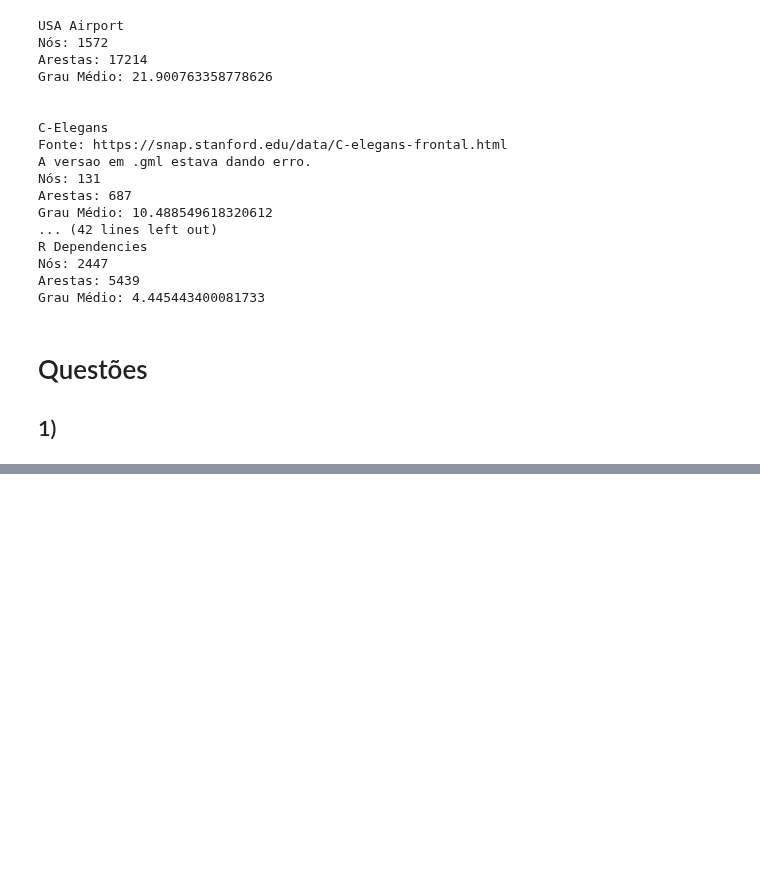
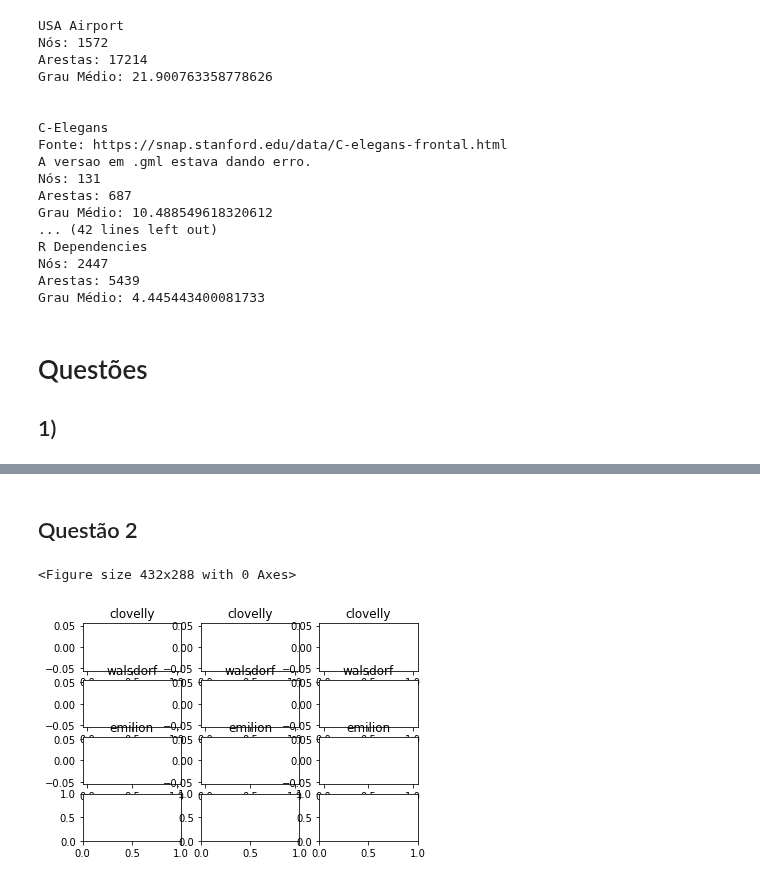
Before and after one commit to guimilan/redes_complexas, a Jupyter notebook: Lista2.ipynb, the cells around one changed output, grey strips where cells are left out. Drawn from its saved outputs; the diff is of its cells as text; code cells hidden in the pictures; blank space fills up the shorter version.

```diff
--- a/Lista2.ipynb
+++ b/Lista2.ipynb
@@ -157,6 +159,15 @@ r_dependencies = r_dependencies.to_undirected()
 r_dependencies = nx.convert_node_labels_to_integers(r_dependencies, first_label=0)
 print("\n\nR Dependencies")
 printInfo(r_dependencies)
+
+#4 Cidades
+#Colocar leitura das 4 cidades aqui usando osmnx como plkaceholder
+#clovelly = ox.graph_from_place('Clovelly, Devon, South West England, England, EX39 5TQ, United Kingdom', which_result=2)
+#walsdorf = ox.graph_from_place('Walsdorf, Landkreis Bamberg, Upper Franconia, Bavaria, 96194, Germany', which_result=1)
+#emilion = ox.graph_from_place('Saint-Émilion, Libourne, Gironde, New Aquitaine, Metropolitan France, 33330, France', which_result=1)
+clovelly = nx.Graph()
+walsdorf = nx.Graph()
+emilion = nx.Graph()
 # %% [output]
 USA Airport
 Nós: 1572
@@ -208,0 +220,35 @@ plotCorr(corr[e_road][corr[e_road]<0.0])
+# %% [markdown]
+## Questão 2
+# %%
+#Ajustar, pois as imagens estão pequenas.
+fig, axis = plt.subplots(4,3)
+ng = 0
+metric= -1
+
+#Colocoar mais 1
+for g, title in [(clovelly,'clovelly'), (walsdorf,'walsdorf'), (emilion,'emilion')]:
+    degree = degrees(g)
+    closenessC = closenessCentrality(g)
+    betweeness = betweenessCentrality(g)
+    #Plotando
+    metric = (metric + 1) % 3
+    axis[ng,metric].set_title(title)
+    axis[ng,metric].set_xlabel('Grau')
+    axis[ng,metric].set_xlabel('Frequência')
+    sns.distplot(degree, hist=True, kde=False, ax=axis[ng,metric]);
+
+    metric = (metric + 1) % 3
+    axis[ng,metric].set_title(title)
+    axis[ng,metric].set_xlabel('Closeness Centrality')
+    axis[ng,metric].set_xlabel('Frequência')
+    sns.distplot(closenessC, hist=True, kde=False, ax=axis[ng,metric]);
+
+    metric = (metric + 1) % 3
+    axis[ng,metric].set_title(title)
+    axis[ng,metric].set_xlabel('Betweeness Centrality')
+    axis[ng,metric].set_xlabel('Frequência')
+    sns.distplot(betweeness, hist=True, kde=False, ax=axis[ng,metric]);
+    ng += 1
+# %% [output]
+<Figure size 432x288 with 0 Axes>
+[figure, added]
```
Also changed, not shown: parts of 5 cells of this notebook.
